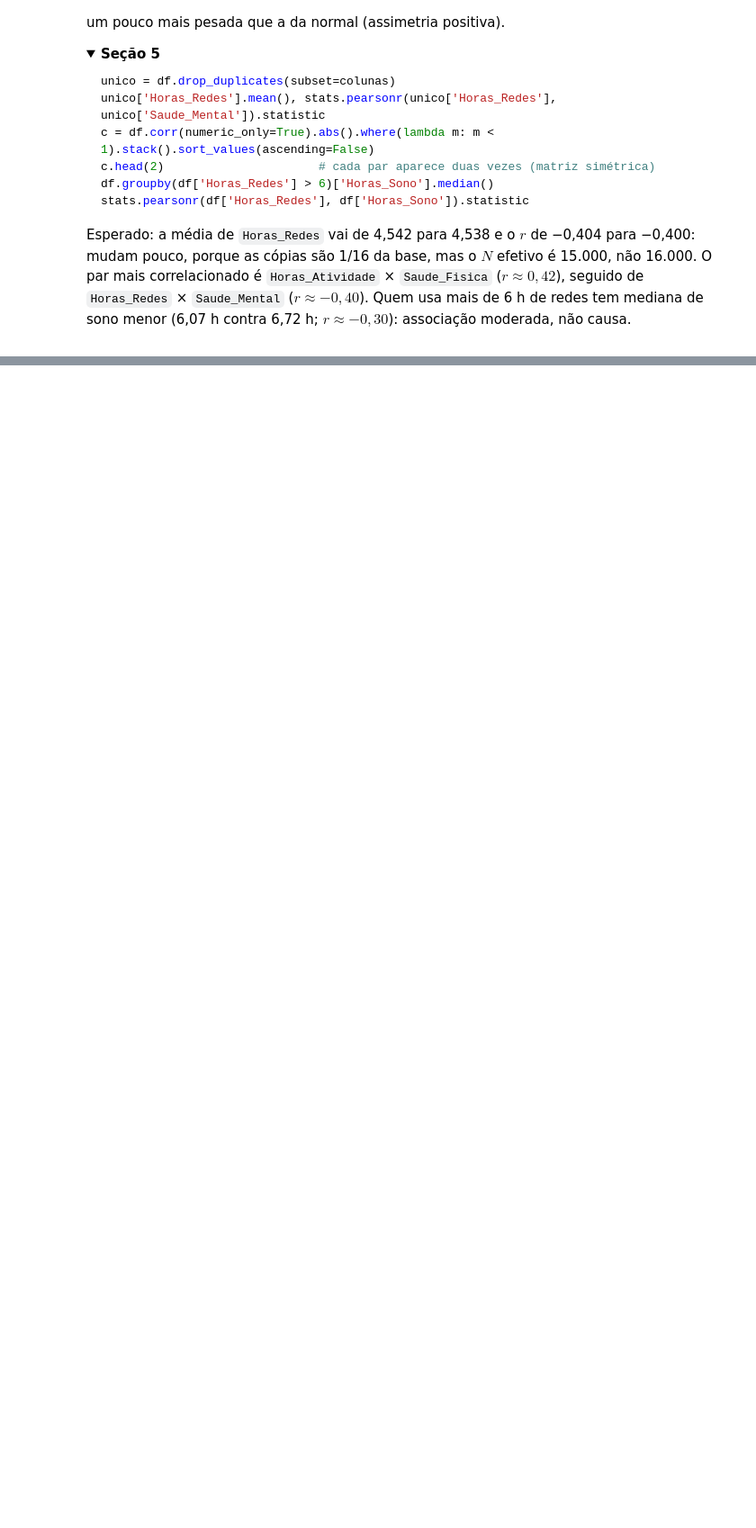
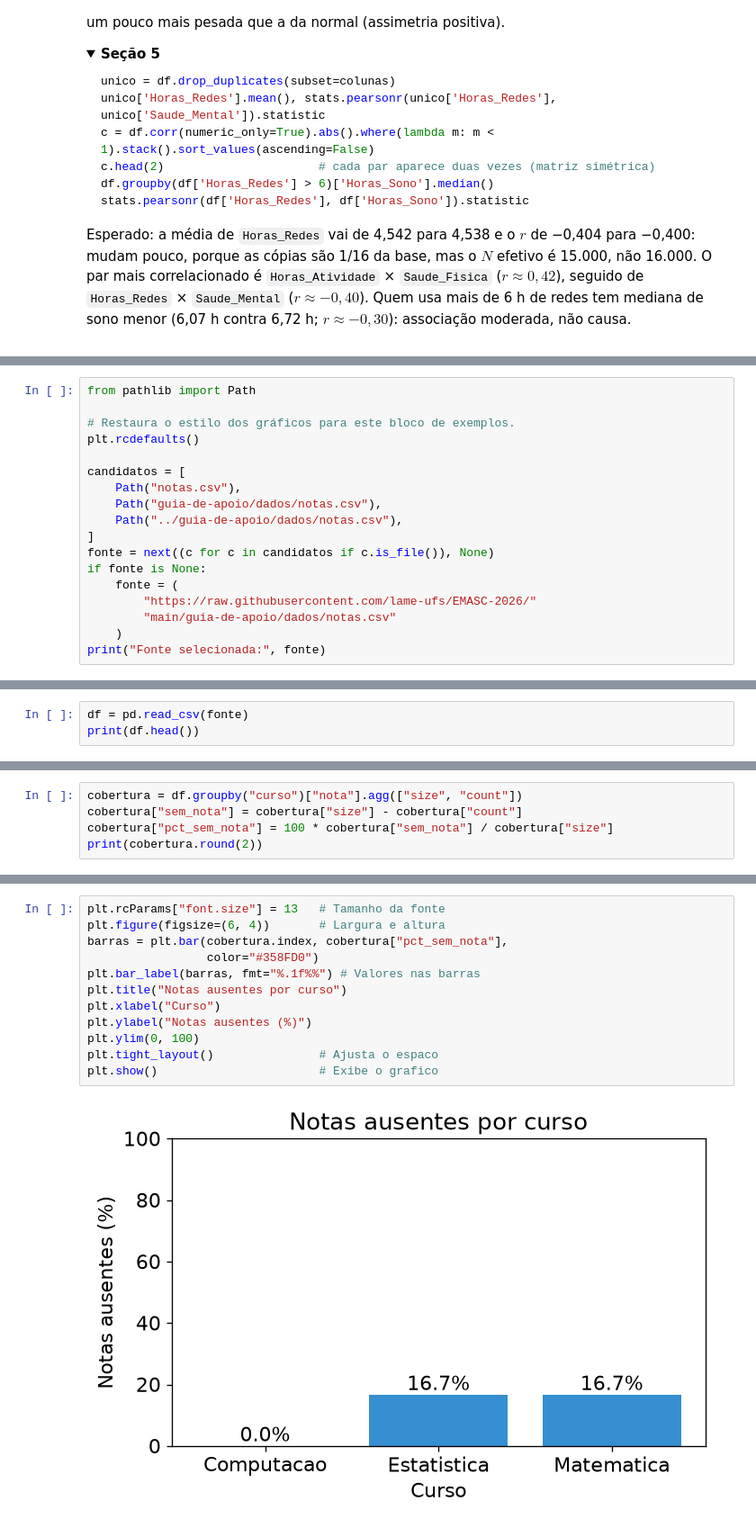
Before and after one commit to lame-ufs/EMASC-2026, a Jupyter notebook: notebooks/exemplos.ipynb, the cells around one changed output, grey strips where cells are left out. Shown at 90% size. Drawn from its saved outputs; the diff is of its cells as text; folded sections open; blank space fills up the shorter version.

Commit message:
Integra Ciência de Dados ao notebook de exemplos

```diff
--- a/notebooks/exemplos.ipynb
+++ b/notebooks/exemplos.ipynb
@@ -878,0 +1013,18 @@ Aguardando o material da equipe.
+# %%
+from pathlib import Path
+
+# Restaura o estilo dos gráficos para este bloco de exemplos.
+plt.rcdefaults()
+
+candidatos = [
+    Path("notas.csv"),
+    Path("guia-de-apoio/dados/notas.csv"),
+    Path("../guia-de-apoio/dados/notas.csv"),
+]
+fonte = next((c for c in candidatos if c.is_file()), None)
+if fonte is None:
+    fonte = (
+        "https://raw.githubusercontent.com/lame-ufs/EMASC-2026/"
+        "main/guia-de-apoio/dados/notas.csv"
+    )
+print("Fonte selecionada:", fonte)
@@ -878,0 +1033,3 @@ Aguardando o material da equipe.
+# %%
+df = pd.read_csv(fonte)
+print(df.head())
@@ -878,0 +1220,5 @@ Aguardando o material da equipe.
+# %%
+cobertura = df.groupby("curso")["nota"].agg(["size", "count"])
+cobertura["sem_nota"] = cobertura["size"] - cobertura["count"]
+cobertura["pct_sem_nota"] = 100 * cobertura["sem_nota"] / cobertura["size"]
+print(cobertura.round(2))
@@ -878,0 +1235,14 @@ Aguardando o material da equipe.
+# %%
+plt.rcParams["font.size"] = 13   # Tamanho da fonte
+plt.figure(figsize=(6, 4))       # Largura e altura
+barras = plt.bar(cobertura.index, cobertura["pct_sem_nota"],
+                 color="#358FD0")
+plt.bar_label(barras, fmt="%.1f%%") # Valores nas barras
+plt.title("Notas ausentes por curso")
+plt.xlabel("Curso")
+plt.ylabel("Notas ausentes (%)")
+plt.ylim(0, 100)
+plt.tight_layout()               # Ajusta o espaco
+plt.show()                       # Exibe o grafico
+# %% [output]
+[figure, added]
```
Also changed, not shown: parts of 51 cells of this notebook, 2 other files.
